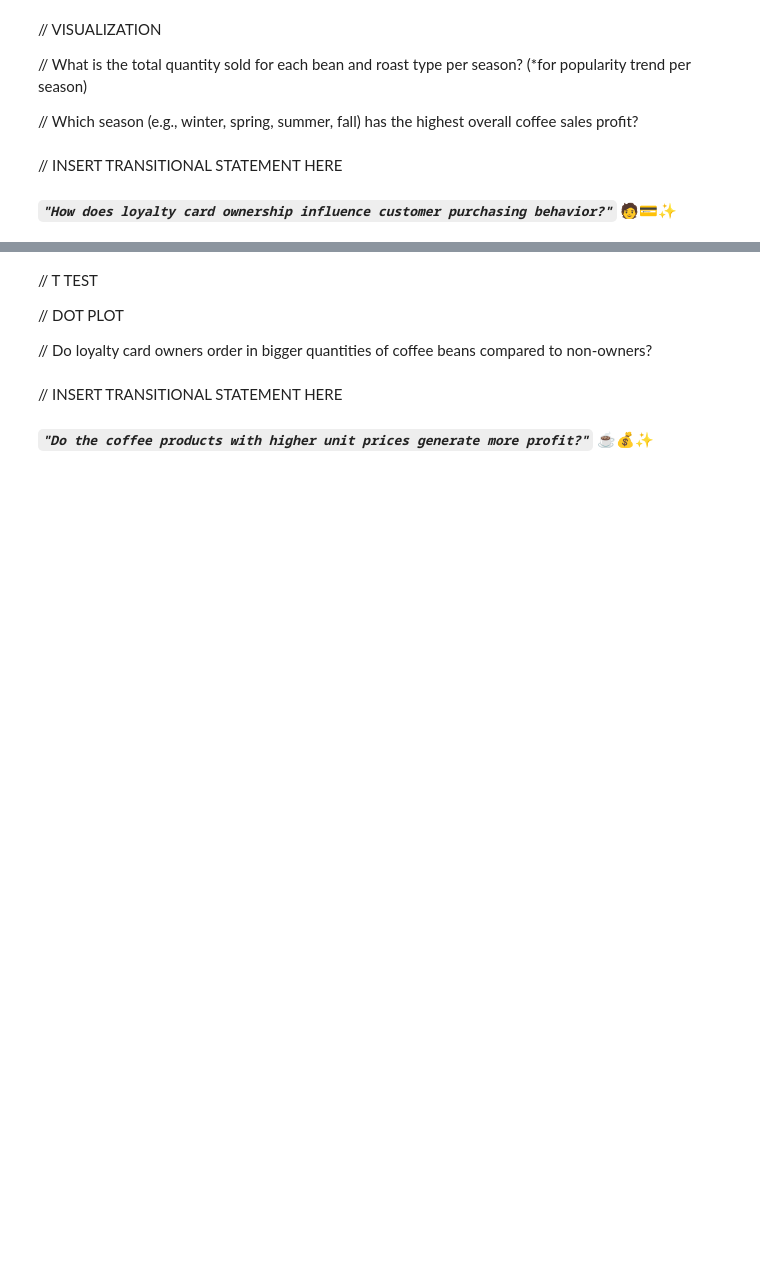
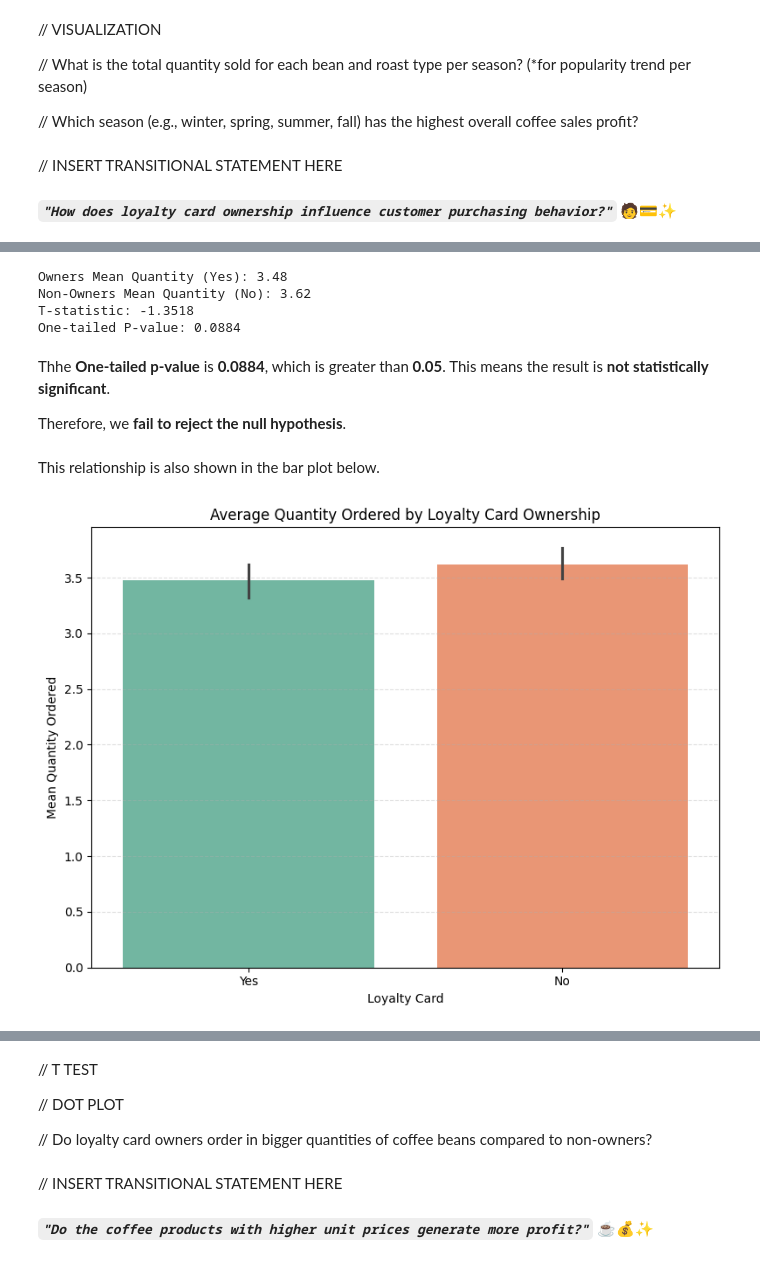
Before and after one commit to Emman-28/CSMODEL-MP, a Jupyter notebook: CSMODEL MP.ipynb, the cells around one changed output, grey strips where cells are left out. Saved outputs shown, nothing was run; the diff lists cells and outputs as text; code cells hidden in the pictures; blank space fills up the shorter version.

```diff
--- a/CSMODEL MP.ipynb
+++ b/CSMODEL MP.ipynb
@@ -181,0 +335,37 @@ People tend to prefer certain flavors of coffee depending on the season like how
+# %%
+t_stat, p_value_two_tailed = ttest_ind(owners, non_owners, equal_var=False)
+p_value_one_tailed = p_value_two_tailed / 2
+
+print(f"Owners Mean Quantity (Yes): {owners.mean():.2f}")
+print(f"Non-Owners Mean Quantity (No): {non_owners.mean():.2f}")
+print(f"T-statistic: {t_stat:.4f}")
+print(f"One-tailed P-value: {p_value_one_tailed:.4f}")
+# %% [output]
+Owners Mean Quantity (Yes): 3.48
+Non-Owners Mean Quantity (No): 3.62
+T-statistic: -1.3518
+One-tailed P-value: 0.0884
+# %% [markdown]
+Thhe **One-tailed p-value** is **0.0884**, which is greater than **0.05**. This means the result is **not statistically significant**.
+
+Therefore, we **fail to reject the null hypothesis**.
+# %% [markdown]
+This relationship is also shown in the bar plot below.
+# %%
+plt.figure(figsize = (8, 6))
+sns.barplot(
+    data = filtered_df,
+    x = 'Loyalty Card',
+    y = 'Quantity',
+    hue = 'Loyalty Card',
+    palette = 'Set2',
+    legend = False
+)
+plt.title("Average Quantity Ordered by Loyalty Card Ownership")
+plt.xlabel("Loyalty Card")
+plt.ylabel("Mean Quantity Ordered")
+plt.grid(True, axis = 'y', linestyle = '--', alpha = 0.4)
+plt.tight_layout()
+plt.show()
+# %% [output]
+[figure, added]
```
Also changed, not shown: parts of 24 cells of this notebook.
